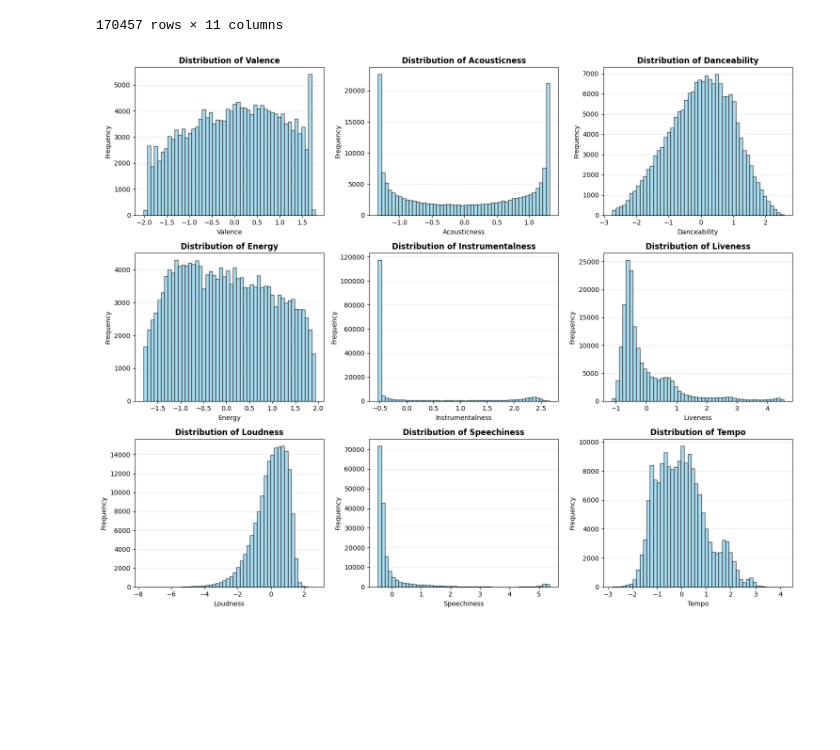
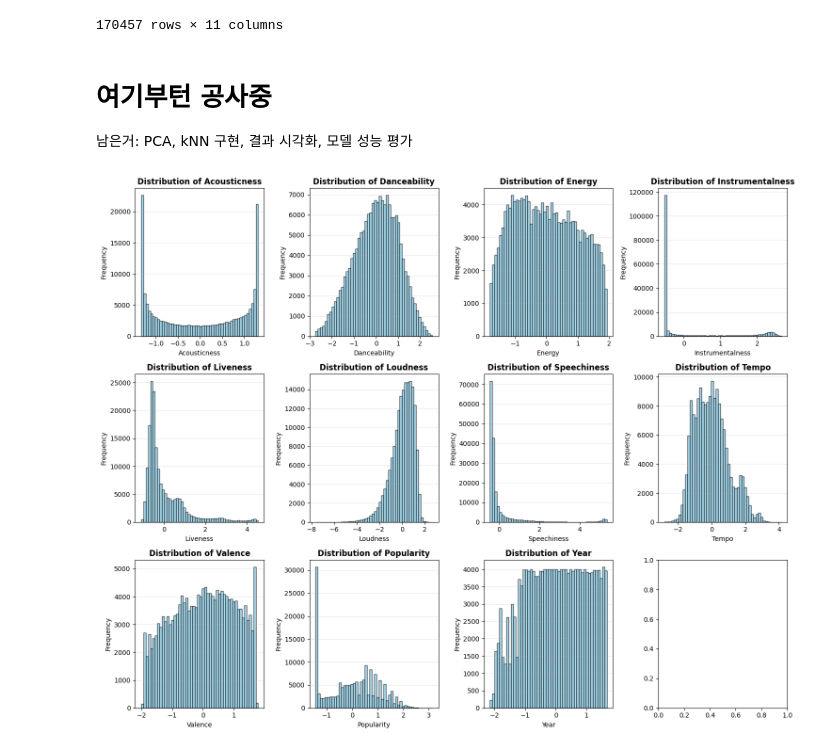
Before and after one commit to sihyunlkim/spotify-knn-recommender, a Jupyter notebook: PTDS.ipynb, the cells around one changed output. Drawn from its saved outputs; the diff is of its cells as text; code cells hidden in the pictures; blank space fills up the shorter version.

```diff
--- a/PTDS.ipynb
+++ b/PTDS.ipynb
@@ -52,13 +57,13 @@ dtypes: float64(9), int64(6), object(4)
 memory usage: 24.7+ MB
 # %%
 # audio features
-feature_cols = [
+audio_features = [
     'acousticness', 'danceability', 'energy', 'instrumentalness',
     'liveness', 'loudness', 'speechiness', 'tempo', 'valence',
     'popularity', 'year'
 ]
 
-af = df[feature_cols]
+af = df[audio_features]
 
 print("Audio Features Statistics:")
 af.describe().T
@@ -119,21 +124,25 @@ af_scaled
 | 170651 | -1.308556 | 0.758612 | 0.524343 | -0.532050 | 2.502872 | 0.757748 | 1.287454 | -1.372467 | ... |
 | 170652 | -0.984018 | 1.812722 | 0.890788 | -0.517031 | -0.136069 | 1.152095 | 0.058702 | -0.719525 | ... |
 170457 rows × 11 columns
+# %% [markdown]
+# 여기부턴 공사중
+남은거: PCA, kNN 구현, 결과 시각화, 모델 성능 평가
 # %%
 # Plot distributions
-fig, axes = plt.subplots(3, 3, figsize=(15, 12))
+# necessary??
+fig, axes = plt.subplots(3, 4, figsize=(15, 12))
 axes = axes.ravel()
 
 for idx, feature in enumerate(audio_features):
     axes[idx].hist(af_scaled[feature].dropna(), bins=50, color='skyblue', edgecolor='black', alpha=0.7)
     axes[idx].set_title(f'Distribution of {feature.capitalize()}', fontweight='bold')
     axes[idx].set_xlabel(feature.capitalize())
     axes[idx].set_ylabel('Frequency')
     axes[idx].grid(axis='y', alpha=0.3)
 
 plt.tight_layout()
 plt.savefig('feature_distributions.png', dpi=300, bbox_inches='tight')
 plt.show()
 # %% [output]
-[figure, old version]
+[figure, new version]
 # %%
```
Also changed, not shown: parts of 5 cells of this notebook.
